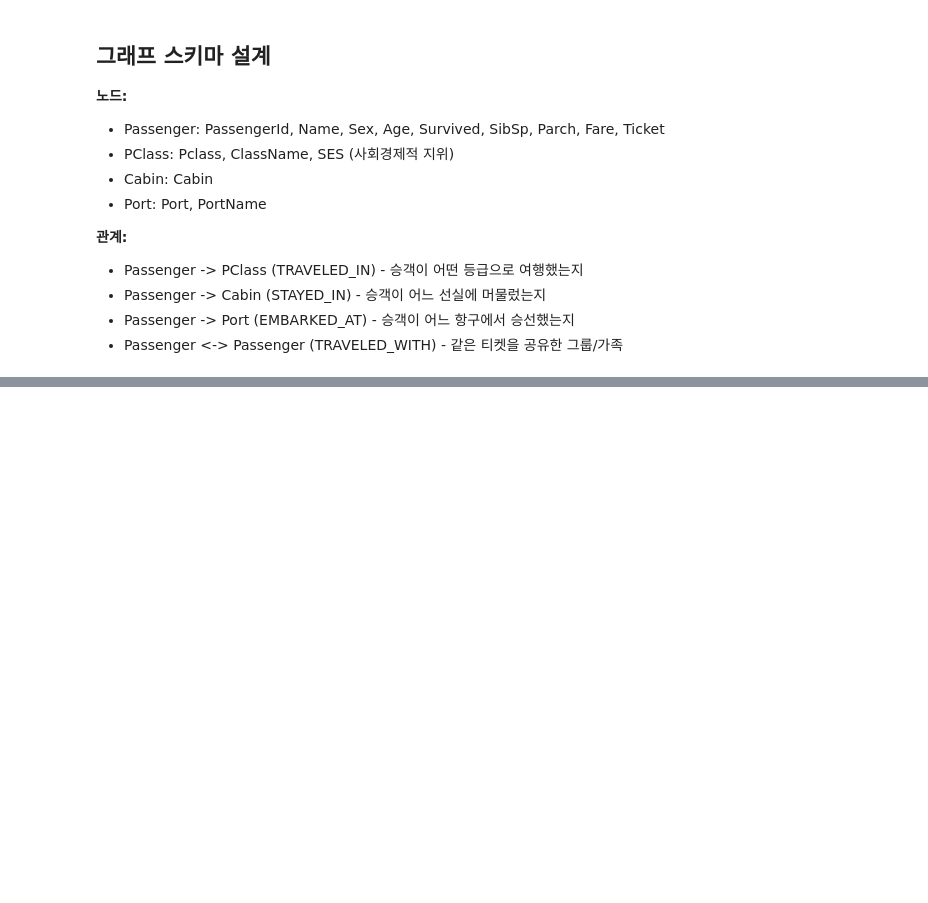
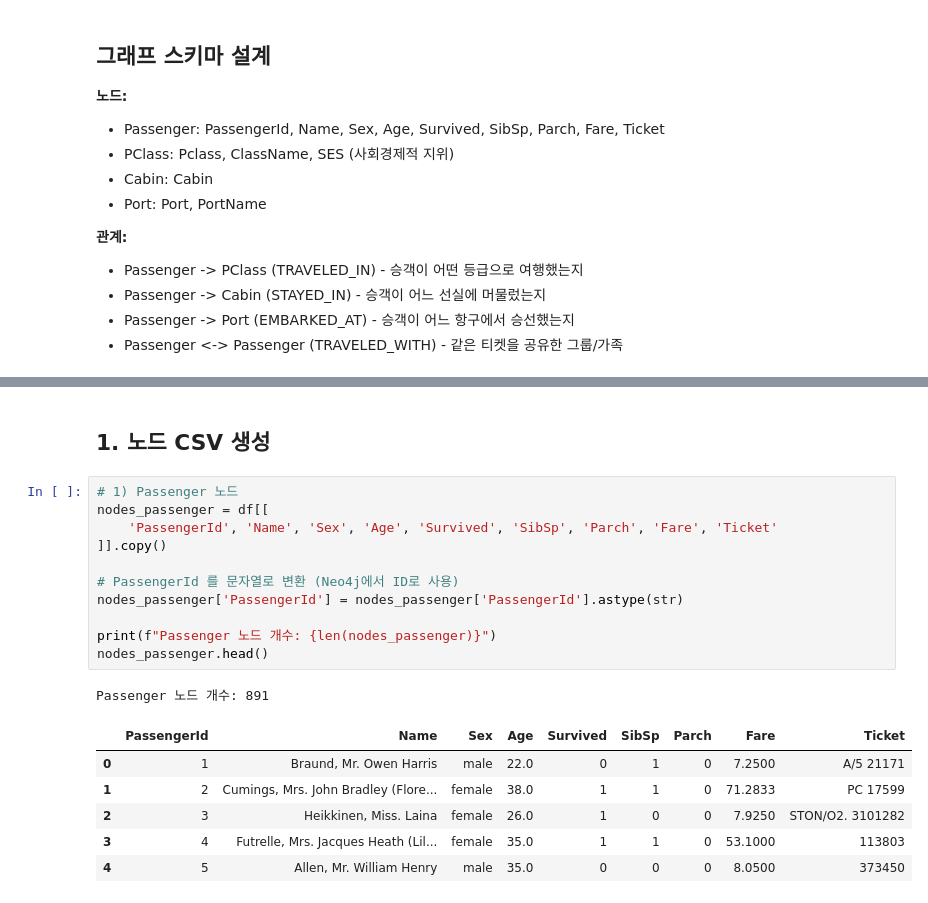
Before and after one commit to TD-Kim/graphRAG_learning, a Jupyter notebook: part2/csv2kg/titanic.ipynb, the cells around one changed output, grey strips where cells are left out. Cells and saved outputs as stored; diff of their text form; blank space fills up the shorter version.

```diff
--- a/part2/csv2kg/titanic.ipynb
+++ b/part2/csv2kg/titanic.ipynb
@@ -58,0 +159,21 @@ dtype: int64
+# %% [markdown]
+## 1. 노드 CSV 생성
+# %%
+# 1) Passenger 노드
+nodes_passenger = df[[
+    'PassengerId', 'Name', 'Sex', 'Age', 'Survived', 'SibSp', 'Parch', 'Fare', 'Ticket'
+]].copy()
+
+# PassengerId 를 문자열로 변환 (Neo4j에서 ID로 사용)
+nodes_passenger['PassengerId'] = nodes_passenger['PassengerId'].astype(str)
+
+print(f"Passenger 노드 개수: {len(nodes_passenger)}")
+nodes_passenger.head()
+# %% [output]
+Passenger 노드 개수: 891
+|  | PassengerId | Name | Sex | Age | Survived | SibSp | Parch | Fare | Ticket |
+| 0 | 1 | Braund, Mr. Owen Harris | male | 22.0 | 0 | 1 | 0 | 7.2500 | A/5 21171 |
+| 1 | 2 | Cumings, Mrs. John Bradley (Flore... | female | 38.0 | 1 | 1 | 0 | 71.2833 | PC 17599 |
+| 2 | 3 | Heikkinen, Miss. Laina | female | 26.0 | 1 | 0 | 0 | 7.9250 | STON/O2. 3101282 |
+| 3 | 4 | Futrelle, Mrs. Jacques Heath (Lil... | female | 35.0 | 1 | 1 | 0 | 53.1000 | 113803 |
+| 4 | 5 | Allen, Mr. William Henry | male | 35.0 | 0 | 0 | 0 | 8.0500 | 373450 |
```
Also changed, not shown: parts of 16 cells of this notebook, 15 other files.
